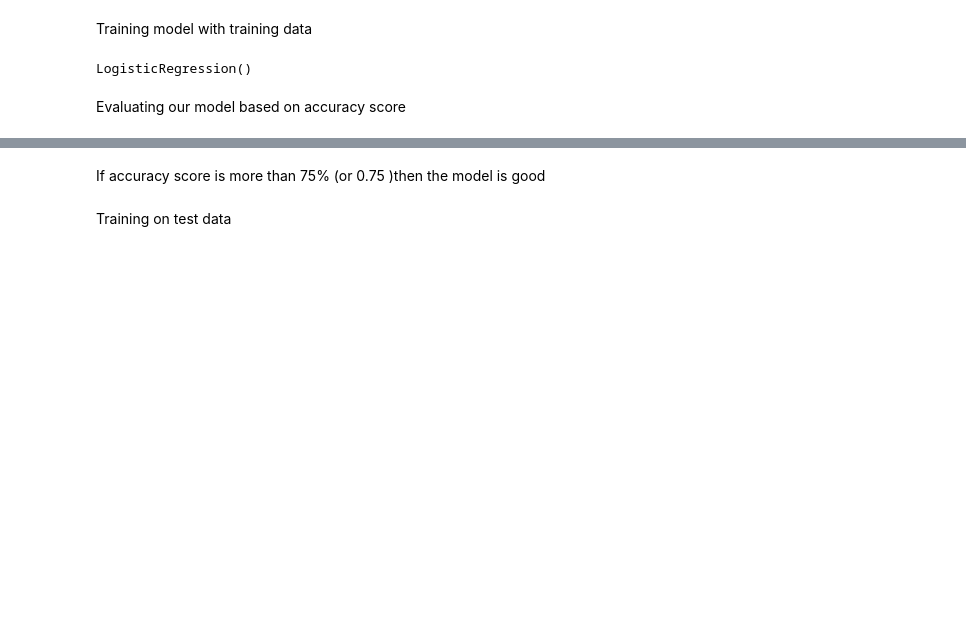
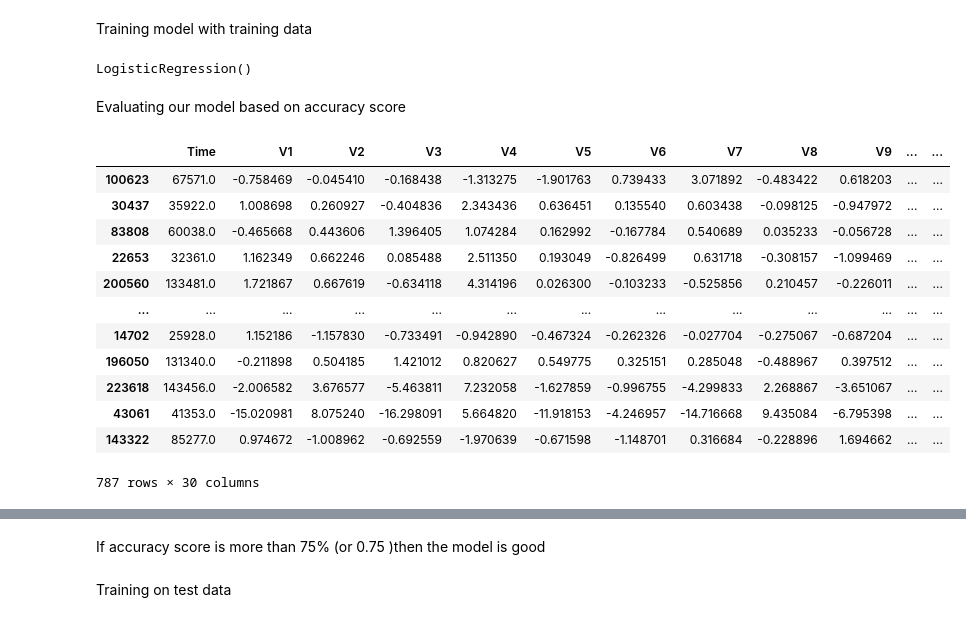
Before and after one commit to hollermay/FraudiCard, a Jupyter notebook: creditcard.ipynb, the cells around one changed output, grey strips where cells are left out. Cells and saved outputs as stored; diff of their text form; code cells hidden in the pictures; blank space fills up the shorter version.

```diff
--- a/creditcard.ipynb
+++ b/creditcard.ipynb
@@ -215,6 +215,21 @@ Evaluating our model based on accuracy score
 # %%
 X_train_prediction = model.predict(X_train)
 training_data_accuracy = accuracy_score(X_train_prediction, Y_train)
+X_train
+# %% [output]
+|  | Time | V1 | V2 | V3 | V4 | V5 | V6 | V7 | V8 | V9 | ... | ... |
+| 100623 | 67571.0 | -0.758469 | -0.045410 | -0.168438 | -1.313275 | -1.901763 | 0.739433 | 3.071892 | -0.483422 | 0.618203 | ... | ... |
+| 30437 | 35922.0 | 1.008698 | 0.260927 | -0.404836 | 2.343436 | 0.636451 | 0.135540 | 0.603438 | -0.098125 | -0.947972 | ... | ... |
+| 83808 | 60038.0 | -0.465668 | 0.443606 | 1.396405 | 1.074284 | 0.162992 | -0.167784 | 0.540689 | 0.035233 | -0.056728 | ... | ... |
+| 22653 | 32361.0 | 1.162349 | 0.662246 | 0.085488 | 2.511350 | 0.193049 | -0.826499 | 0.631718 | -0.308157 | -1.099469 | ... | ... |
+| 200560 | 133481.0 | 1.721867 | 0.667619 | -0.634118 | 4.314196 | 0.026300 | -0.103233 | -0.525856 | 0.210457 | -0.226011 | ... | ... |
+| ... | ... | ... | ... | ... | ... | ... | ... | ... | ... | ... | ... | ... |
+| 14702 | 25928.0 | 1.152186 | -1.157830 | -0.733491 | -0.942890 | -0.467324 | -0.262326 | -0.027704 | -0.275067 | -0.687204 | ... | ... |
+| 196050 | 131340.0 | -0.211898 | 0.504185 | 1.421012 | 0.820627 | 0.549775 | 0.325151 | 0.285048 | -0.488967 | 0.397512 | ... | ... |
+| 223618 | 143456.0 | -2.006582 | 3.676577 | -5.463811 | 7.232058 | -1.627859 | -0.996755 | -4.299833 | 2.268867 | -3.651067 | ... | ... |
+| 43061 | 41353.0 | -15.020981 | 8.075240 | -16.298091 | 5.664820 | -11.918153 | -4.246957 | -14.716668 | 9.435084 | -6.795398 | ... | ... |
+| 143322 | 85277.0 | 0.974672 | -1.008962 | -0.692559 | -1.970639 | -0.671598 | -1.148701 | 0.316684 | -0.228896 | 1.694662 | ... | ... |
+787 rows × 30 columns
 # %%
 print('Accuracy score (training data) : ', training_data_accuracy)
 # %% [output]
```
Also changed, not shown: parts of 8 cells of this notebook.
